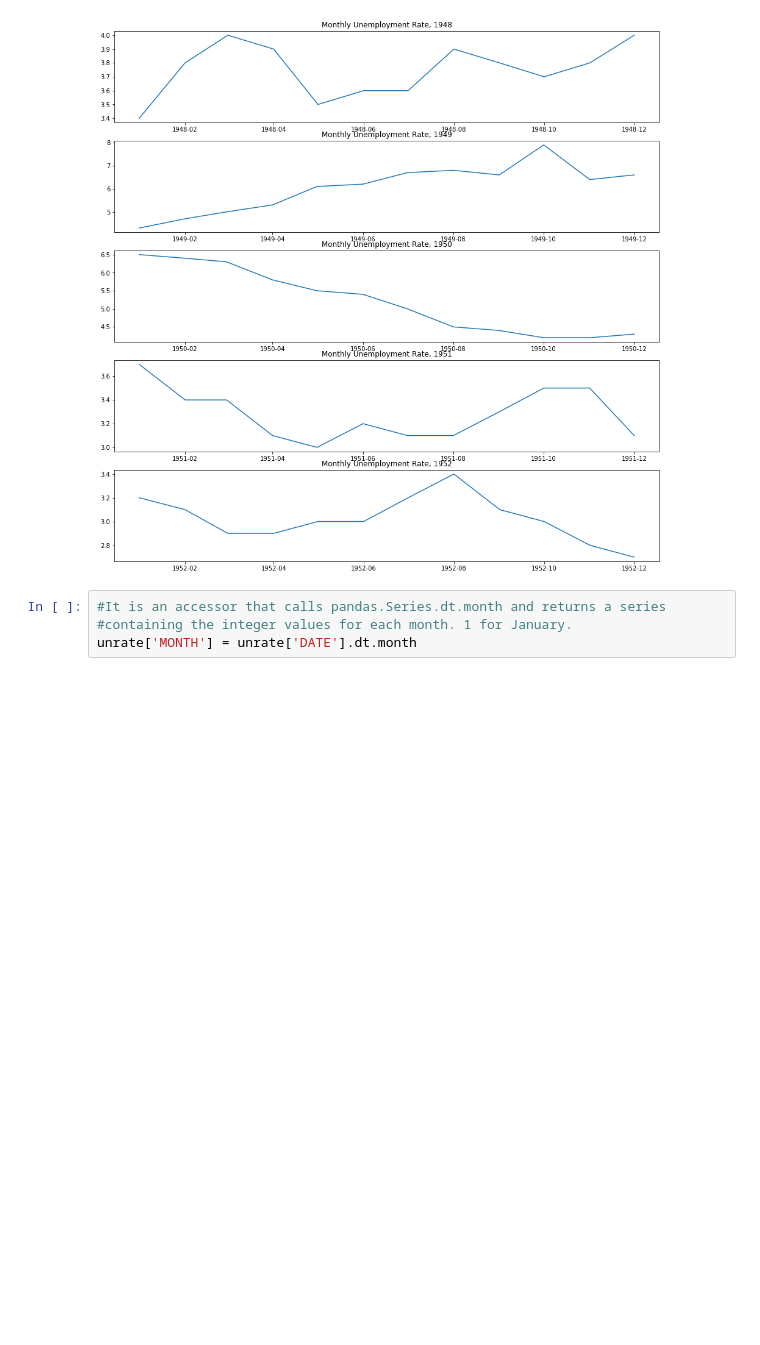
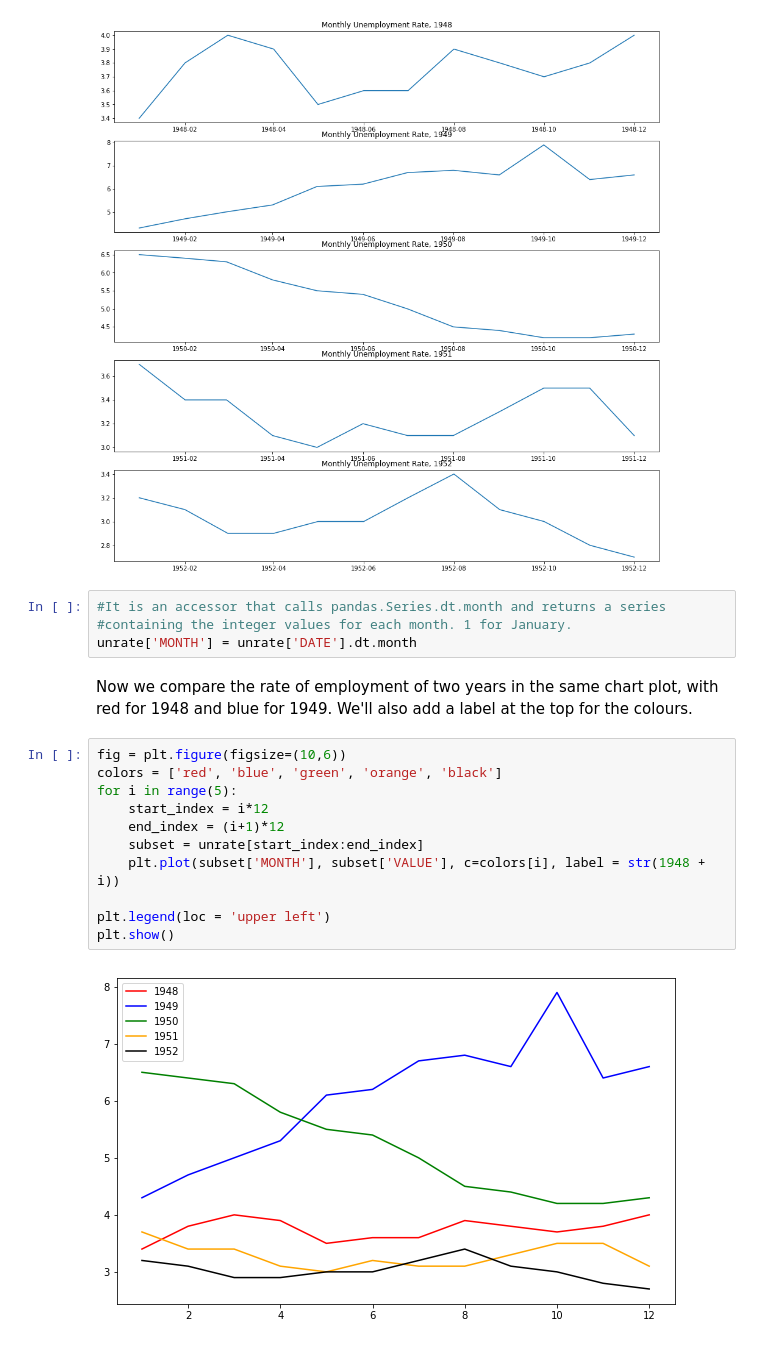
Before and after one commit to Clemo97/Unemployment-Data-Visualization, a Jupyter notebook: Unemployment Data Analysis.ipynb, the cells around one changed output. Drawn from its saved outputs; the diff is of its cells as text; blank space fills up the shorter version.

Commit message:
Improved readability of chart by adding a legend

```diff
--- a/Unemployment Data Analysis.ipynb
+++ b/Unemployment Data Analysis.ipynb
@@ -163,3 +163,18 @@ plt.show()
 #It is an accessor that calls pandas.Series.dt.month and returns a series
 #containing the integer values for each month. 1 for January.
 unrate['MONTH'] = unrate['DATE'].dt.month
+# %% [markdown]
+Now we compare the rate of employment of two years in the same chart plot, with red for 1948 and blue for 1949. We'll also add a label at the top for the colours.
+# %%
+fig = plt.figure(figsize=(10,6))
+colors = ['red', 'blue', 'green', 'orange', 'black']
+for i in range(5):
+    start_index = i*12
+    end_index = (i+1)*12
+    subset = unrate[start_index:end_index]
+    plt.plot(subset['MONTH'], subset['VALUE'], c=colors[i], label = str(1948 + i))
+
+plt.legend(loc = 'upper left')
+plt.show()
+# %% [output]
+[figure, added]
```
